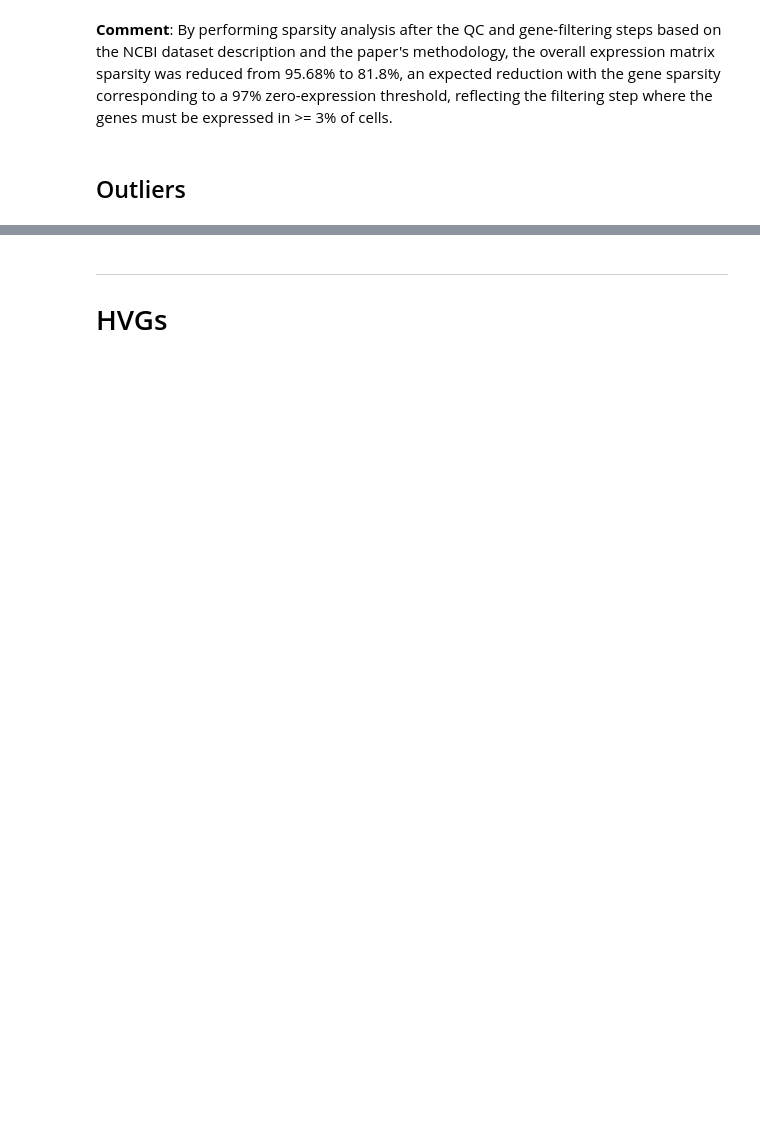
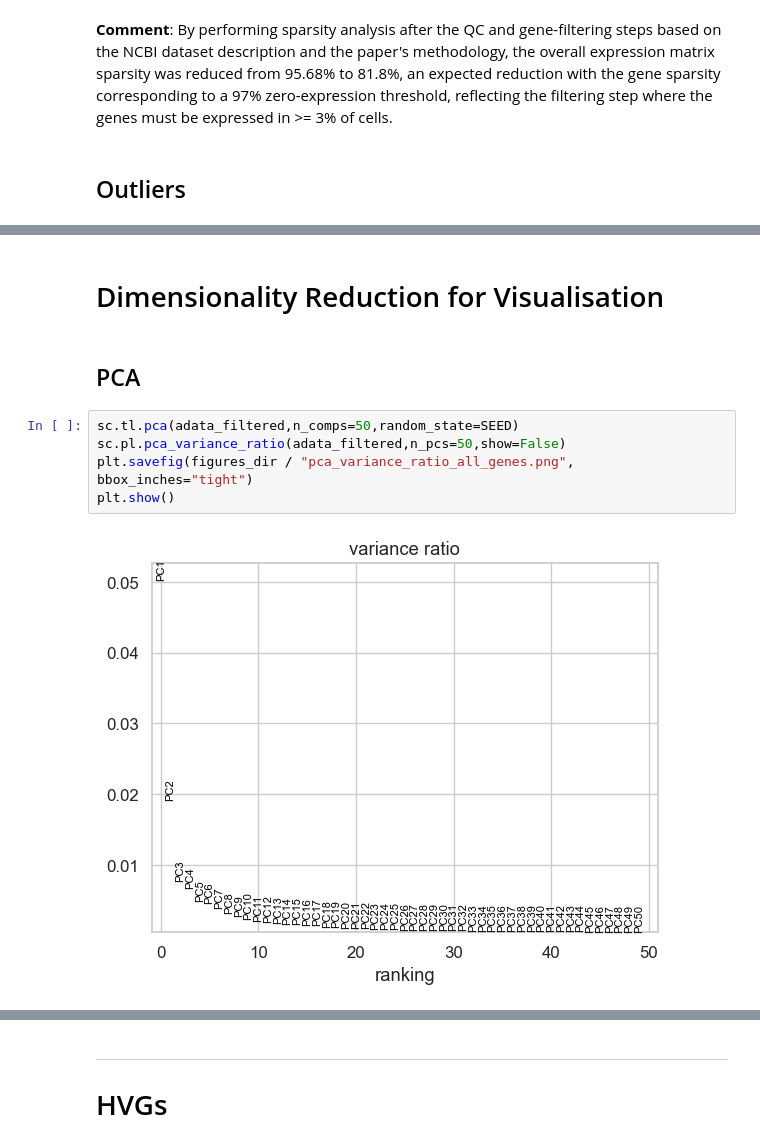
Before and after one commit to georgexrysiko/MLCB-Group-Project-2026, a Jupyter notebook: notebooks/EDA&Preprocessing.ipynb, the cells around one changed output, grey strips where cells are left out. Saved outputs shown, nothing was run; the diff lists cells and outputs as text; blank space fills up the shorter version.

```diff
--- a/notebooks/EDA&Preprocessing.ipynb
+++ b/notebooks/EDA&Preprocessing.ipynb
@@ -844,0 +912,11 @@ Overall expression matrix sparsity: 81.8% of expression entries are zero.
+# %% [markdown]
+# Dimensionality Reduction for Visualisation
+# %% [markdown]
+## PCA
+# %%
+sc.tl.pca(adata_filtered,n_comps=50,random_state=SEED)
+sc.pl.pca_variance_ratio(adata_filtered,n_pcs=50,show=False)
+plt.savefig(figures_dir / "pca_variance_ratio_all_genes.png", bbox_inches="tight")
+plt.show()
+# %% [output]
+[figure, added]
```
Also changed, not shown: parts of 17 cells of this notebook, 9 other files.
